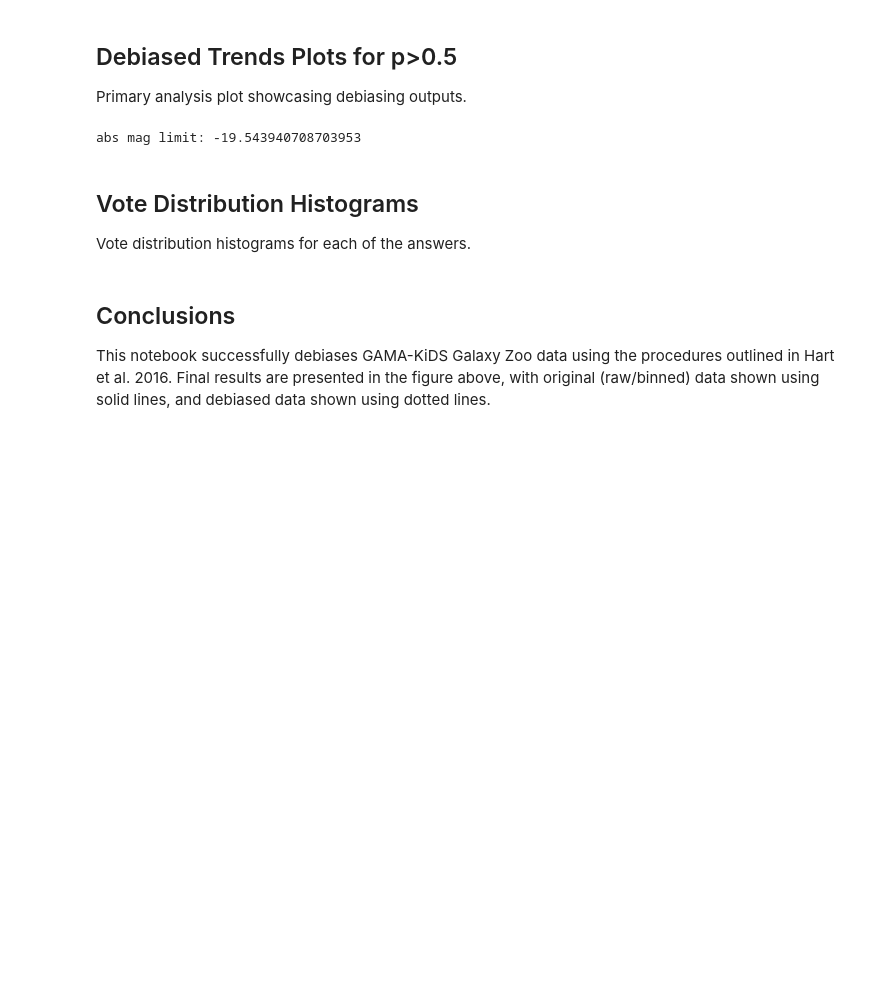
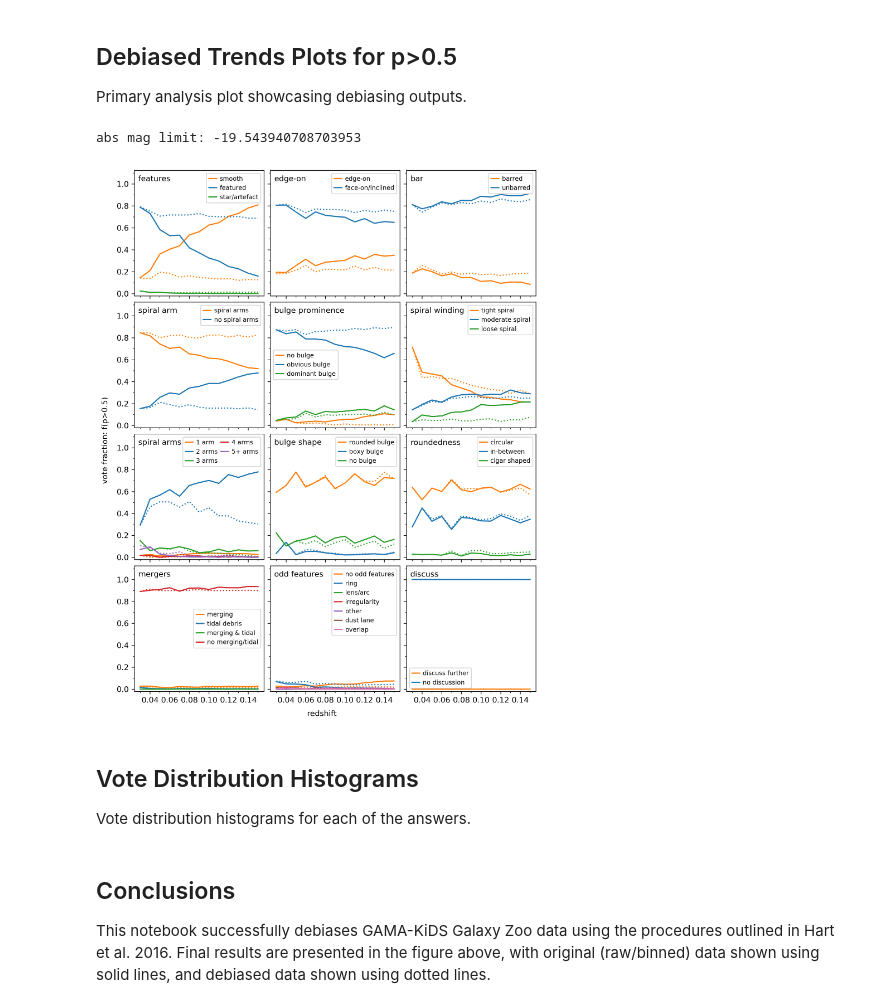
Before and after one commit to leeskelvin/gamakidsgz, a Jupyter notebook: outputs/debiasing/debiasing.ipynb, the cells around one changed output. Cells and saved outputs as stored; diff of their text form; code cells hidden in the pictures; blank space fills up the shorter version.

```diff
--- a/outputs/debiasing/debiasing.ipynb
+++ b/outputs/debiasing/debiasing.ipynb
@@ -1596,7 +1601,7 @@ if os.path.exists(plot_votefrac):
     os.remove(plot_votefrac)
 
 # setup figure
-fig, axs = plt.subplots(4, 3, figsize=(8,10), dpi=200,
+fig, axs = plt.subplots(4, 3, figsize=(8,10), dpi=dpi,
                         sharex=True, sharey=True)
 
 # loop over each question
@@ -1660,34 +1665,36 @@ for q, lq, ax in zip(q_keys, q_labels, axs.flatten()):
         ax.plot(zmids, passd/total, color=col, ls=':')
         ax.set_ylim(-0.02, 1.125)
 
     # add label and legend
     ax.text(0.03, 0.96, lq, transform=ax.transAxes,
            fontsize=10, va='top', ha='left')
     if (q=='spiral' or q=='bulge' or q=='discuss' or
         q=='mergers' or q=='bulgeshape'):
         legpos = 'best'
     else:
         legpos = 'upper right'
 
     if q=='spiralnumber':
         ax.legend(loc=legpos, fontsize=8, ncol=2,
                   handlelength=1.25, handletextpad=0.5,
-                  columnspacing=0.75)
+                  columnspacing=0.5)
     else:
         ax.legend(loc=legpos, fontsize=8, ncol=1,
                   handlelength=1.25, handletextpad=0.5)
 
 fig.tight_layout()
 fig.subplots_adjust(hspace=0.05, wspace=0.05,
                     left=0.08, bottom=0.05)
 fig.text(0.5, 0.01, 'redshift',
          fontsize=10, va='center', ha='center')
 fig.text(0.015, 0.5, 'vote fraction: f(p>0.5)',
          fontsize=10, va='center', ha='center', rotation=90)
 
 plt.savefig(plot_votefrac)
 plt.show()
 plt.close()
+# %% [output]
+[figure, added]
 # %% [markdown]
 ## Vote Distribution Histograms
 
```
Also changed, not shown: parts of 11 cells of this notebook, 11 other files.
